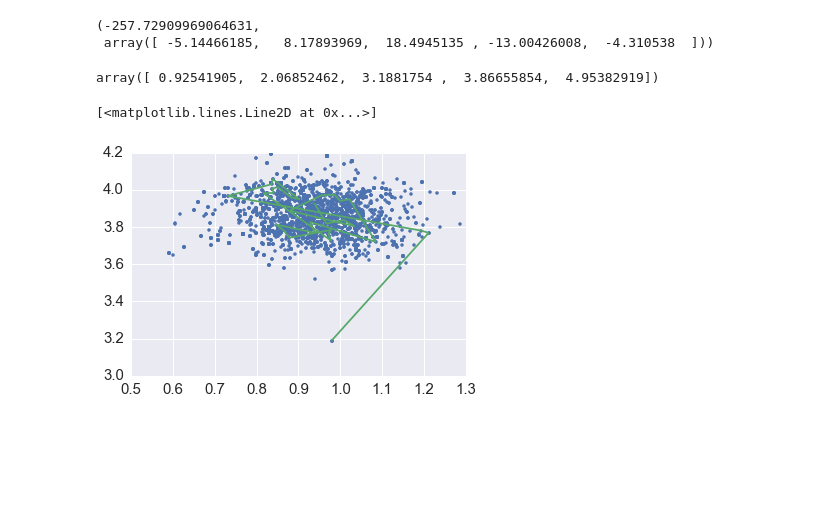
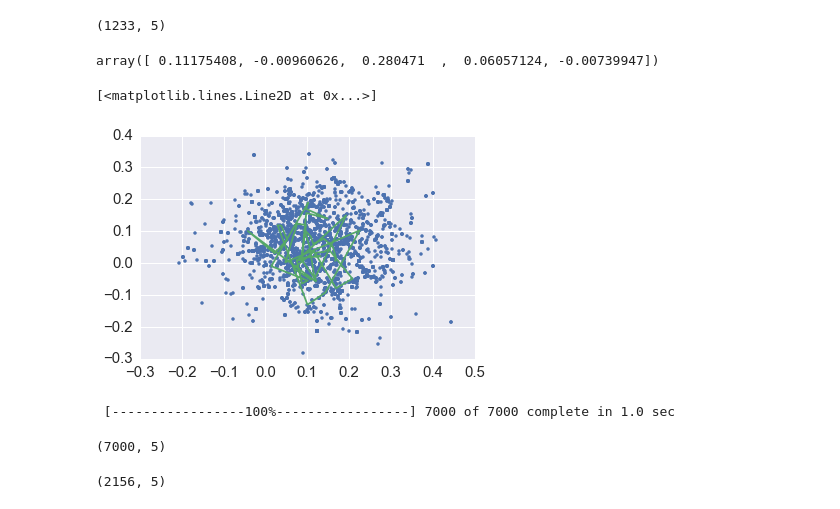
Before and after one commit to bustosxaus/sta663finalproject, a Jupyter notebook: nuts6.ipynb, the cells around one changed output. Saved outputs shown, nothing was run; the diff lists cells and outputs as text; code cells hidden in the pictures; blank space fills up the shorter version.

Commit message:
fixed normal example

```diff
--- a/nuts6.ipynb
+++ b/nuts6.ipynb
@@ -155,8 +150,0 @@ np.mean(burned_in)
-# %%
-# multivariate normal
-mean = np.array([1, 2, 3, 4, 5])
-cov = np.array([[1, 0, 0, 0, 0], [0, 1, 0, 0, 0], [0, 0, 1, 0, 0], [0, 0, 0, 1, 0], [0, 0, 0, 0, 1]])
-X = np.random.multivariate_normal(mean, cov, 100)
-
-theta = mean
-cov
@@ -168,0 +151,5 @@ array([[1, 0, 0, 0, 0],
+# %%
+# multivariate normal
+mean = np.zeros(5)
+cov = np.identity(5)
+X = np.random.multivariate_normal(mean, cov, 100)
@@ -175,24 +167,36 @@ def L_MVN(theta):
         grad += (x - theta).T @ np.linalg.inv(cov)
     logp = -0.5 * cumsum
     return logp, grad
-
-L_MVN(theta)
-# %% [output]
-(-257.72909969064631,
- array([ -5.14466185,   8.17893969,  18.4945135 , -13.00426008,  -4.310538  ]))
+# %%
+def L_MVN(theta):
+    cumsum = ((theta).T @ np.linalg.inv(cov)) @ (theta)
+    grad = (theta).T @ np.linalg.inv(cov)
+    logp = -0.5 * cumsum
+    return logp, grad
 # %%
 # run for normal
 theta0 = np.array([0,0,0,0,0])
 M = 5000
 M_adapt = 1000
 samples, burned_in = nuts6_dual_averaging(theta0, M, M_adapt, L_MVN, delta = 0.6)
+# %%
+unique_samples = np.array([samples[0,:]])
+# subset just accepted theta's
+for i in range(1, M):
+    if all(samples[i-1,:] != samples[i,:]):
+        unique_samples = np.vstack([unique_samples, samples[i]])
+
+
+unique_samples.shape
+# %% [output]
+(1233, 5)
 # %%
 np.mean(burned_in, axis = 0)
 # %% [output]
-array([ 0.92541905,  2.06852462,  3.1881754 ,  3.86655854,  4.95382919])
+array([ 0.11175408, -0.00960626,  0.280471  ,  0.06057124, -0.00739947])
 # %%
 plt.plot(samples[1:M,0], samples[1:M,3], ".")
-plt.plot(samples[1:50,0], samples[1:50,3])
+plt.plot(unique_samples[1:50,0], unique_samples[1:50,3])
 # %% [output]
 [<matplotlib.lines.Line2D at 0x...>]
-[figure, old version]
+[figure, new version]
@@ -198,0 +208,13 @@ plt.plot(samples[1:50,0], samples[1:50,3])
+# %%
+niter = 7000
+with pm.Model() as test_context:
+    mu = pm.MvNormal('mu', 0, tau=cov, shape=5)
+    y = pm.MvNormal('y', mu=mu, tau= cov, observed=X)
+    step = pm.Metropolis()
+    trace = pm.sample(niter,step=step)
+# %% [output]
+ [-----------------100%-----------------] 7000 of 7000 complete in 1.0 sec
+# %%
+trace['mu'].shape
+# %% [output]
+(7000, 5)
@@ -198,0 +223,9 @@ plt.plot(samples[1:50,0], samples[1:50,3])
+# %%
+unique_samples_met = np.array([metropolis_samples[0,:]])
+# subset just accepted theta's
+for i in range(1, niter):
+    if all(metropolis_samples[i-1,:] != metropolis_samples[i,:]):
+        unique_samples_met = np.vstack([unique_samples_met, metropolis_samples[i]])
+unique_samples_met.shape
+# %% [output]
+(2156, 5)
```
Also changed, not shown: parts of 7 cells of this notebook.
